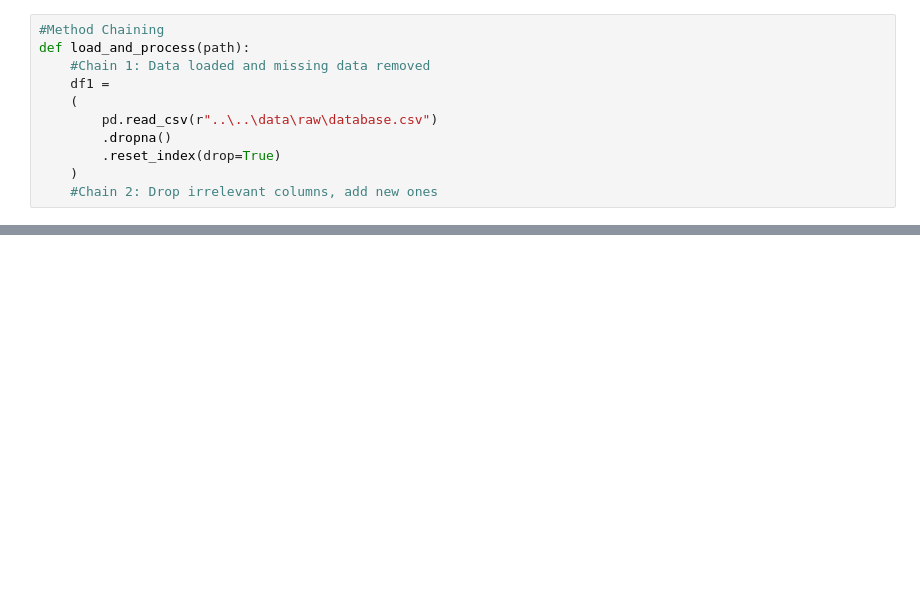
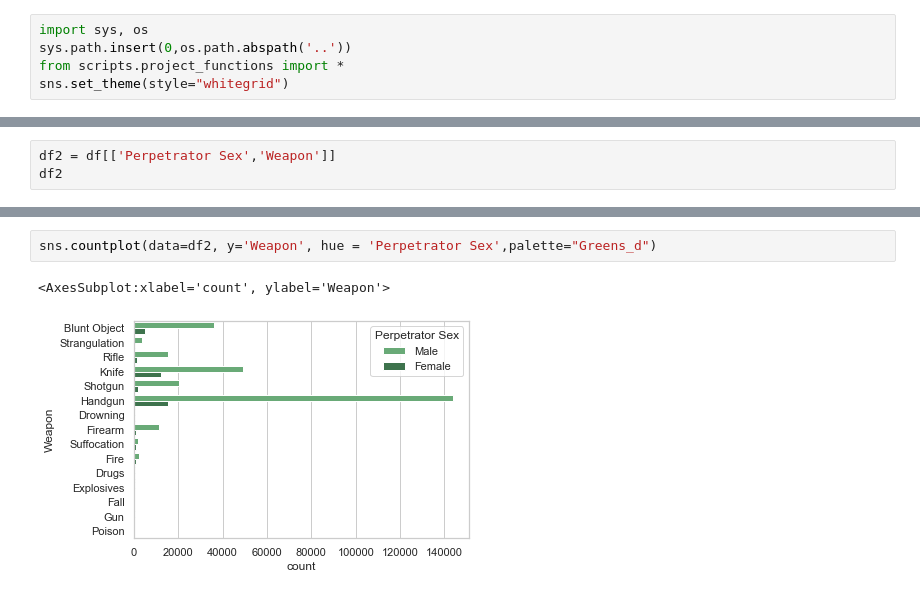
Before and after one commit to ubco-W2020WT1-data301/course-project-group_6005, a Jupyter notebook: analysis/logan/Milestone 2.ipynb, the cells around one changed output, grey strips where cells are left out. Saved outputs shown, nothing was run; the diff lists cells and outputs as text; blank space fills up the shorter version.

Commit message:
updated function

```diff
--- a/analysis/logan/Milestone 2.ipynb
+++ b/analysis/logan/Milestone 2.ipynb
@@ -29,11 +1,5 @@ KeyError: "['Victim Ethnicity' 'Perpetrator Ethnicity'] not found in axis"
-# %%
-#Method Chaining
-def load_and_process(path):
-    #Chain 1: Data loaded and missing data removed
-    df1 =
-    (
-        pd.read_csv(r"..\..\data\raw\database.csv")
-        .dropna()
-        .reset_index(drop=True)
-    )
-    #Chain 2: Drop irrelevant columns, add new ones
+# %%
+import sys, os
+sys.path.insert(0,os.path.abspath('..'))
+from scripts.project_functions import *
+sns.set_theme(style="whitegrid")
@@ -39,0 +43,3 @@ def load_and_process(path):
+# %%
+df2 = df[['Perpetrator Sex','Weapon']]
+df2
@@ -39,0 +60,5 @@ def load_and_process(path):
+# %%
+sns.countplot(data=df2, y='Weapon', hue = 'Perpetrator Sex',palette="Greens_d")
+# %% [output]
+<AxesSubplot:xlabel='count', ylabel='Weapon'>
+[figure, added]
```
Also changed, not shown: parts of 6 cells of this notebook, 1 other file.
